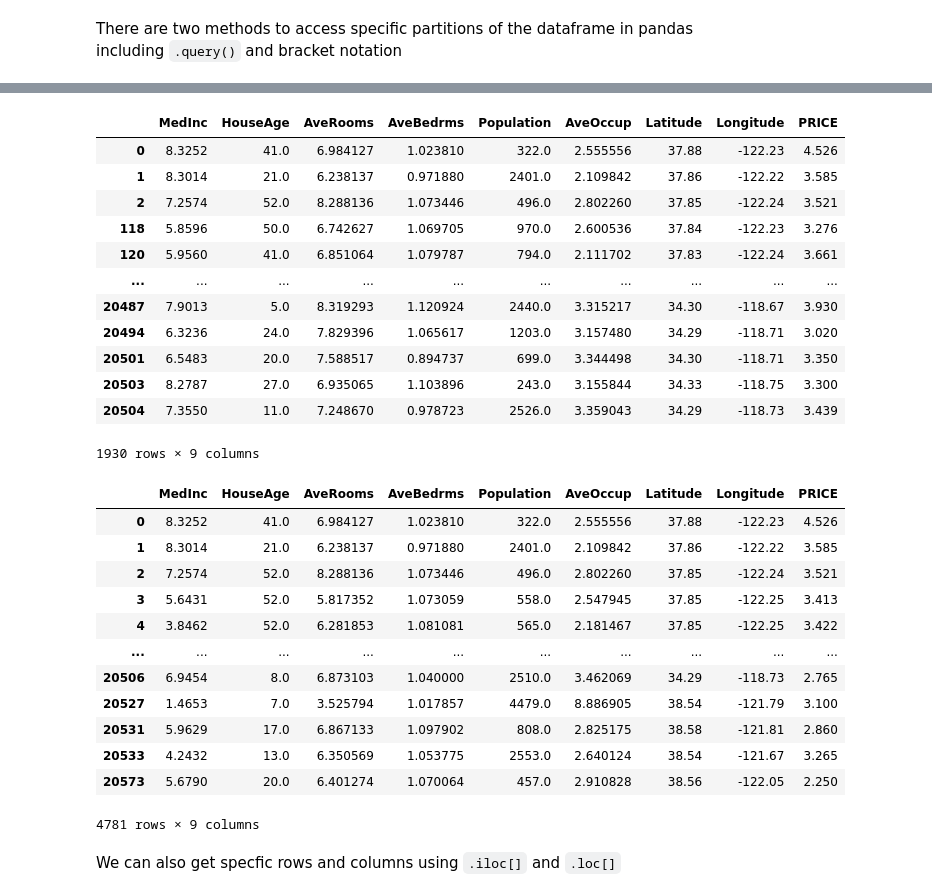
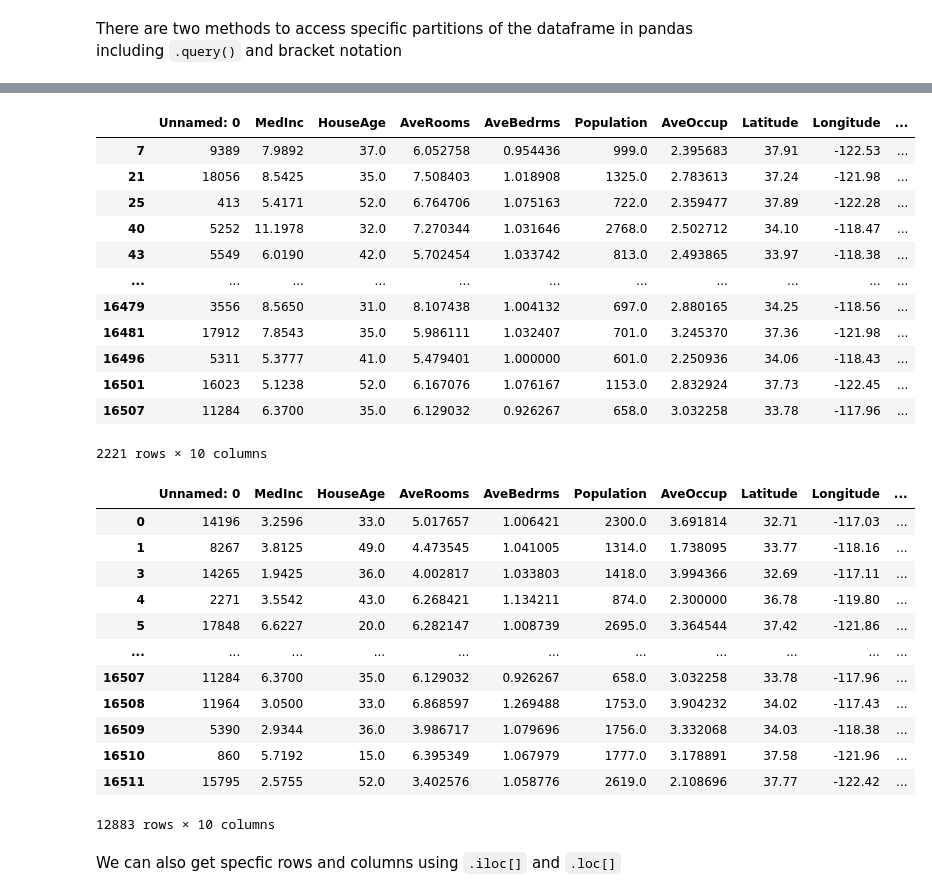
Before and after one commit to rahilisashaik/pdm-intro-to-data, a Jupyter notebook: eda.ipynb, the cells around one changed output, grey strips where cells are left out. Saved outputs shown, nothing was run; the diff lists cells and outputs as text; code cells hidden in the pictures.

```diff
--- a/eda.ipynb
+++ b/eda.ipynb
@@ -186,3 +181,5 @@ df = pd.DataFrame(california.data, columns=california.feature_names)
+# %%
+df = pd.read_csv("train.csv")
 # %% [markdown]
 Use `.head()` to get the first 5 rows of your data frame
 # %%
@@ -260,35 +247,35 @@ df.query("MedInc > 5.6431 and PRICE > 3")
 # %%
-df[(df["MedInc"] > 5.6431) & (df["PRICE"] > 3)]
+df[(df["MedInc"] > 5) & (df["HouseAge"] > 20)]
 # %% [output]
-|  | MedInc | HouseAge | AveRooms | AveBedrms | Population | AveOccup | Latitude | Longitude | PRICE |
-| 0 | 8.3252 | 41.0 | 6.984127 | 1.023810 | 322.0 | 2.555556 | 37.88 | -122.23 | 4.526 |
-| 1 | 8.3014 | 21.0 | 6.238137 | 0.971880 | 2401.0 | 2.109842 | 37.86 | -122.22 | 3.585 |
-| 2 | 7.2574 | 52.0 | 8.288136 | 1.073446 | 496.0 | 2.802260 | 37.85 | -122.24 | 3.521 |
-| 118 | 5.8596 | 50.0 | 6.742627 | 1.069705 | 970.0 | 2.600536 | 37.84 | -122.23 | 3.276 |
-| 120 | 5.9560 | 41.0 | 6.851064 | 1.079787 | 794.0 | 2.111702 | 37.83 | -122.24 | 3.661 |
-| ... | ... | ... | ... | ... | ... | ... | ... | ... | ... |
-| 20487 | 7.9013 | 5.0 | 8.319293 | 1.120924 | 2440.0 | 3.315217 | 34.30 | -118.67 | 3.930 |
-| 20494 | 6.3236 | 24.0 | 7.829396 | 1.065617 | 1203.0 | 3.157480 | 34.29 | -118.71 | 3.020 |
-| 20501 | 6.5483 | 20.0 | 7.588517 | 0.894737 | 699.0 | 3.344498 | 34.30 | -118.71 | 3.350 |
-| 20503 | 8.2787 | 27.0 | 6.935065 | 1.103896 | 243.0 | 3.155844 | 34.33 | -118.75 | 3.300 |
-| 20504 | 7.3550 | 11.0 | 7.248670 | 0.978723 | 2526.0 | 3.359043 | 34.29 | -118.73 | 3.439 |
+|  | Unnamed: 0 | MedInc | HouseAge | AveRooms | AveBedrms | Population | AveOccup | Latitude | Longitude | ... |
+| 7 | 9389 | 7.9892 | 37.0 | 6.052758 | 0.954436 | 999.0 | 2.395683 | 37.91 | -122.53 | ... |
+| 21 | 18056 | 8.5425 | 35.0 | 7.508403 | 1.018908 | 1325.0 | 2.783613 | 37.24 | -121.98 | ... |
+| 25 | 413 | 5.4171 | 52.0 | 6.764706 | 1.075163 | 722.0 | 2.359477 | 37.89 | -122.28 | ... |
+| 40 | 5252 | 11.1978 | 32.0 | 7.270344 | 1.031646 | 2768.0 | 2.502712 | 34.10 | -118.47 | ... |
+| 43 | 5549 | 6.0190 | 42.0 | 5.702454 | 1.033742 | 813.0 | 2.493865 | 33.97 | -118.38 | ... |
+| ... | ... | ... | ... | ... | ... | ... | ... | ... | ... | ... |
+| 16479 | 3556 | 8.5650 | 31.0 | 8.107438 | 1.004132 | 697.0 | 2.880165 | 34.25 | -118.56 | ... |
+| 16481 | 17912 | 7.8543 | 35.0 | 5.986111 | 1.032407 | 701.0 | 3.245370 | 37.36 | -121.98 | ... |
+| 16496 | 5311 | 5.3777 | 41.0 | 5.479401 | 1.000000 | 601.0 | 2.250936 | 34.06 | -118.43 | ... |
+| 16501 | 16023 | 5.1238 | 52.0 | 6.167076 | 1.076167 | 1153.0 | 2.832924 | 37.73 | -122.45 | ... |
+| 16507 | 11284 | 6.3700 | 35.0 | 6.129032 | 0.926267 | 658.0 | 3.032258 | 33.78 | -117.96 | ... |
-1930 rows × 9 columns
+2221 rows × 10 columns
 # %%
-df[(df["MedInc"] > 5.6431) | (df["PRICE"] > 3)]
+df[(df["MedInc"] > 5) | (df["HouseAge"] > 20)]
 # %% [output]
-|  | MedInc | HouseAge | AveRooms | AveBedrms | Population | AveOccup | Latitude | Longitude | PRICE |
-| 0 | 8.3252 | 41.0 | 6.984127 | 1.023810 | 322.0 | 2.555556 | 37.88 | -122.23 | 4.526 |
-| 1 | 8.3014 | 21.0 | 6.238137 | 0.971880 | 2401.0 | 2.109842 | 37.86 | -122.22 | 3.585 |
-| 2 | 7.2574 | 52.0 | 8.288136 | 1.073446 | 496.0 | 2.802260 | 37.85 | -122.24 | 3.521 |
-| 3 | 5.6431 | 52.0 | 5.817352 | 1.073059 | 558.0 | 2.547945 | 37.85 | -122.25 | 3.413 |
-| 4 | 3.8462 | 52.0 | 6.281853 | 1.081081 | 565.0 | 2.181467 | 37.85 | -122.25 | 3.422 |
-| ... | ... | ... | ... | ... | ... | ... | ... | ... | ... |
-| 20506 | 6.9454 | 8.0 | 6.873103 | 1.040000 | 2510.0 | 3.462069 | 34.29 | -118.73 | 2.765 |
-| 20527 | 1.4653 | 7.0 | 3.525794 | 1.017857 | 4479.0 | 8.886905 | 38.54 | -121.79 | 3.100 |
-| 20531 | 5.9629 | 17.0 | 6.867133 | 1.097902 | 808.0 | 2.825175 | 38.58 | -121.81 | 2.860 |
-| 20533 | 4.2432 | 13.0 | 6.350569 | 1.053775 | 2553.0 | 2.640124 | 38.54 | -121.67 | 3.265 |
-| 20573 | 5.6790 | 20.0 | 6.401274 | 1.070064 | 457.0 | 2.910828 | 38.56 | -122.05 | 2.250 |
+|  | Unnamed: 0 | MedInc | HouseAge | AveRooms | AveBedrms | Population | AveOccup | Latitude | Longitude | ... |
+| 0 | 14196 | 3.2596 | 33.0 | 5.017657 | 1.006421 | 2300.0 | 3.691814 | 32.71 | -117.03 | ... |
+| 1 | 8267 | 3.8125 | 49.0 | 4.473545 | 1.041005 | 1314.0 | 1.738095 | 33.77 | -118.16 | ... |
+| 3 | 14265 | 1.9425 | 36.0 | 4.002817 | 1.033803 | 1418.0 | 3.994366 | 32.69 | -117.11 | ... |
+| 4 | 2271 | 3.5542 | 43.0 | 6.268421 | 1.134211 | 874.0 | 2.300000 | 36.78 | -119.80 | ... |
+| 5 | 17848 | 6.6227 | 20.0 | 6.282147 | 1.008739 | 2695.0 | 3.364544 | 37.42 | -121.86 | ... |
+| ... | ... | ... | ... | ... | ... | ... | ... | ... | ... | ... |
+| 16507 | 11284 | 6.3700 | 35.0 | 6.129032 | 0.926267 | 658.0 | 3.032258 | 33.78 | -117.96 | ... |
+| 16508 | 11964 | 3.0500 | 33.0 | 6.868597 | 1.269488 | 1753.0 | 3.904232 | 34.02 | -117.43 | ... |
+| 16509 | 5390 | 2.9344 | 36.0 | 3.986717 | 1.079696 | 1756.0 | 3.332068 | 34.03 | -118.38 | ... |
+| 16510 | 860 | 5.7192 | 15.0 | 6.395349 | 1.067979 | 1777.0 | 3.178891 | 37.58 | -121.96 | ... |
+| 16511 | 15795 | 2.5755 | 52.0 | 3.402576 | 1.058776 | 2619.0 | 2.108696 | 37.77 | -122.42 | ... |
-4781 rows × 9 columns
+12883 rows × 10 columns
 # %% [markdown]
 We can also get specfic rows and columns using `.iloc[]` and `.loc[]`
 # %%
```
Also changed, not shown: parts of 27 cells of this notebook, 3 other files.
